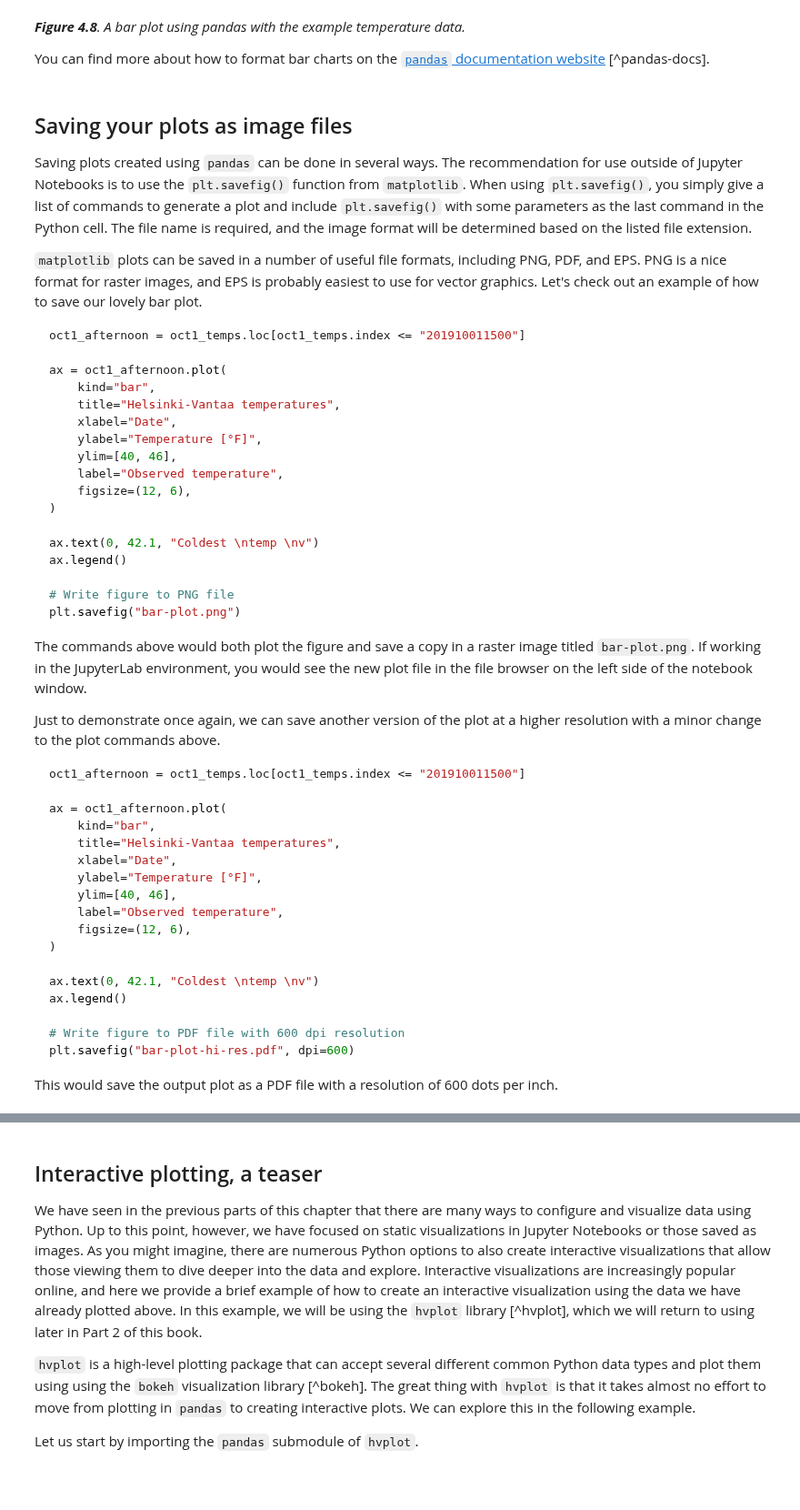
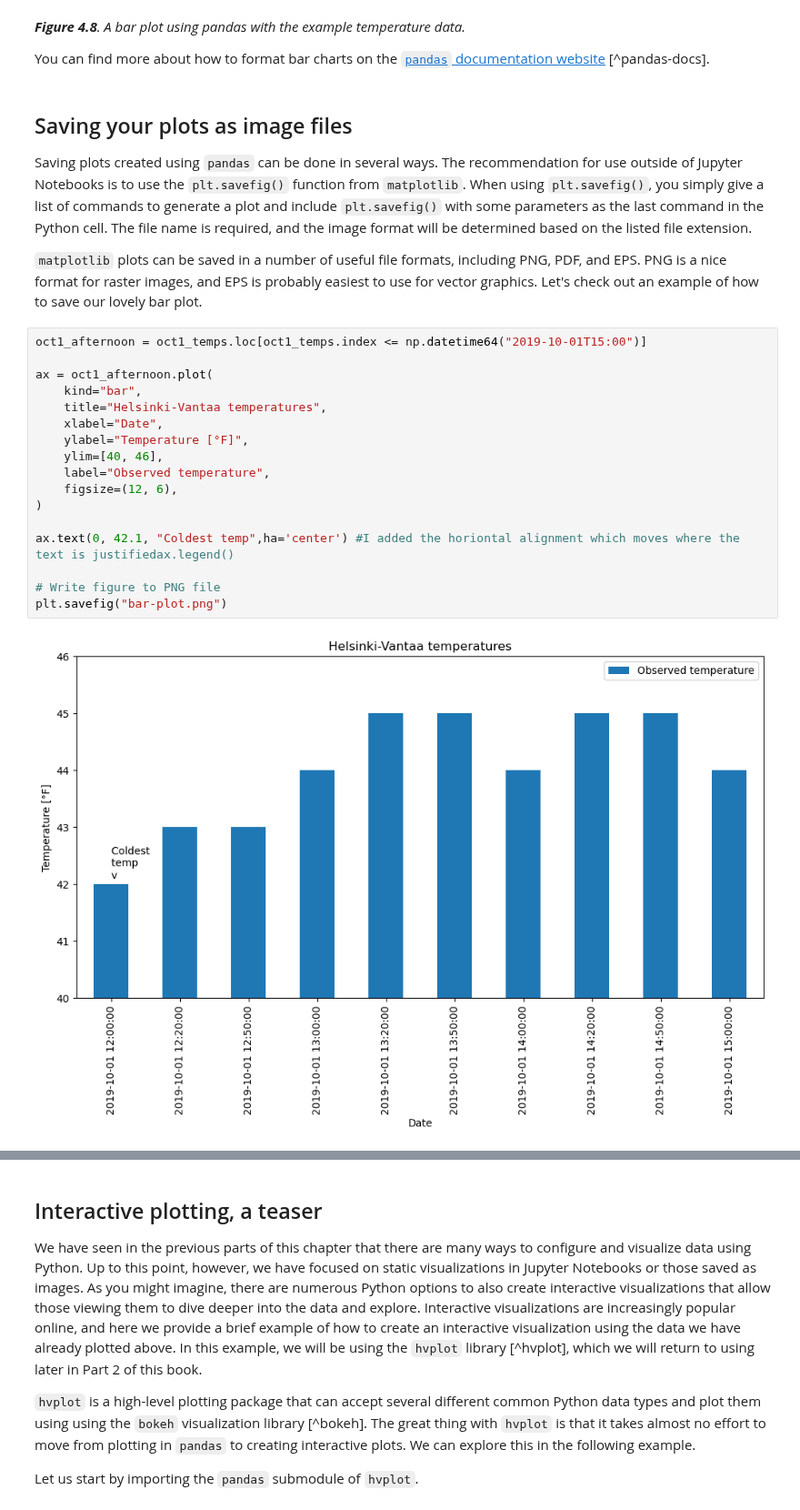
Before and after one commit to heattard/geo-python-student-notebooks, a Jupyter notebook: L7/basic-plotting-filled.ipynb, the cells around one changed output, grey strips where cells are left out. Shown at 91% size. Cells and saved outputs as stored; diff of their text form; blank space fills up the shorter version.

Commit message:
saving figures

````diff
--- a/L7/basic-plotting-filled.ipynb
+++ b/L7/basic-plotting-filled.ipynb
@@ -273,49 +273,22 @@ The file name is required, and the image format will be determined based on the
 `matplotlib` plots can be saved in a number of useful file formats, including PNG, PDF, and EPS.
 PNG is a nice format for raster images, and EPS is probably easiest to use for vector graphics.
 Let's check out an example of how to save our lovely bar plot.
-
-```python
-oct1_afternoon = oct1_temps.loc[oct1_temps.index <= "201910011500"]
-
-ax = oct1_afternoon.plot(
-    kind="bar",
-    title="Helsinki-Vantaa temperatures",
-    xlabel="Date",
-    ylabel="Temperature [°F]",
-    ylim=[40, 46],
-    label="Observed temperature",
-    figsize=(12, 6),
-)
-
-ax.text(0, 42.1, "Coldest \ntemp \nv")
-ax.legend()
-
-# Write figure to PNG file
-plt.savefig("bar-plot.png")
-```
-
-The commands above would both plot the figure and save a copy in a raster image titled `bar-plot.png`. If working in the JupyterLab environment, you would see the new plot file in the file browser on the left side of the notebook window.
-
-Just to demonstrate once again, we can save another version of the plot at a higher resolution with a minor change to the plot commands above.
-
-```python
-oct1_afternoon = oct1_temps.loc[oct1_temps.index <= "201910011500"]
-
-ax = oct1_afternoon.plot(
-    kind="bar",
-    title="Helsinki-Vantaa temperatures",
-    xlabel="Date",
-    ylabel="Temperature [°F]",
-    ylim=[40, 46],
-    label="Observed temperature",
-    figsize=(12, 6),
-)
-
-ax.text(0, 42.1, "Coldest \ntemp \nv")
-ax.legend()
-
-# Write figure to PDF file with 600 dpi resolution
-plt.savefig("bar-plot-hi-res.pdf", dpi=600)
-```
-
-This would save the output plot as a PDF file with a resolution of 600 dots per inch.
+# %%
+oct1_afternoon = oct1_temps.loc[oct1_temps.index <= np.datetime64("2019-10-01T15:00")]
+
+ax = oct1_afternoon.plot(
+    kind="bar",
+    title="Helsinki-Vantaa temperatures",
+    xlabel="Date",
+    ylabel="Temperature [°F]",
+    ylim=[40, 46],
+    label="Observed temperature",
+    figsize=(12, 6),
+)
+
+ax.text(0, 42.1, "Coldest temp",ha='center') #I added the horiontal alignment which moves where the text is justifiedax.legend()
+
+# Write figure to PNG file
+plt.savefig("bar-plot.png")
+# %% [output]
+[figure, added]
````
Also changed, not shown: parts of 3 cells of this notebook.
